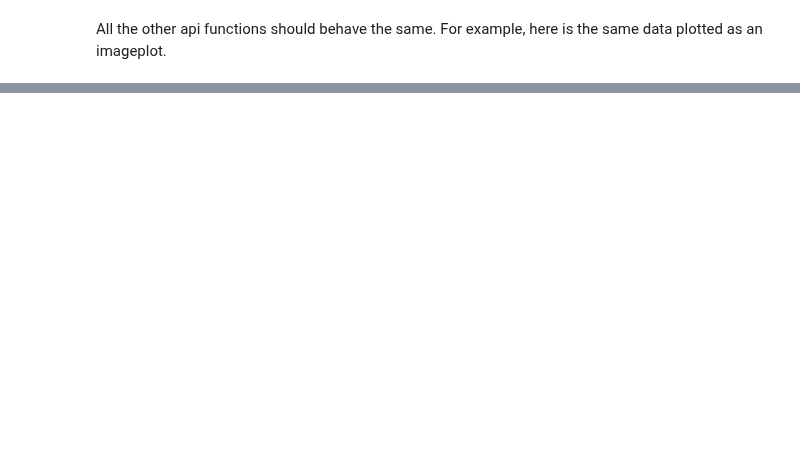
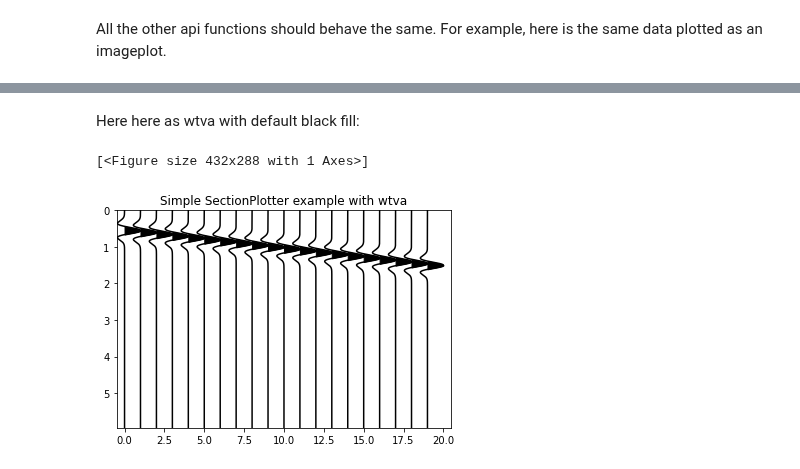
Before and after one commit to mspass-team/mspass_tutorial, a Jupyter notebook: notebooks/BasicGraphics.ipynb, the cells around one changed output, grey strips where cells are left out. Drawn from its saved outputs; the diff is of its cells as text; code cells hidden in the pictures; blank space fills up the shorter version.

```diff
--- a/notebooks/BasicGraphics.ipynb
+++ b/notebooks/BasicGraphics.ipynb
@@ -226,0 +231,9 @@ pl2.plot(d)
+# %% [markdown]
+Here here as wtva with default black fill:
+# %%
+pl2.change_style('wtva')
+pl2.title='Simple SectionPlotter example with wtva'
+pl2.plot(d)
+# %% [output]
+[<Figure size 432x288 with 1 Axes>]
+[figure, added]
```
Also changed, not shown: parts of 2 cells of this notebook.
